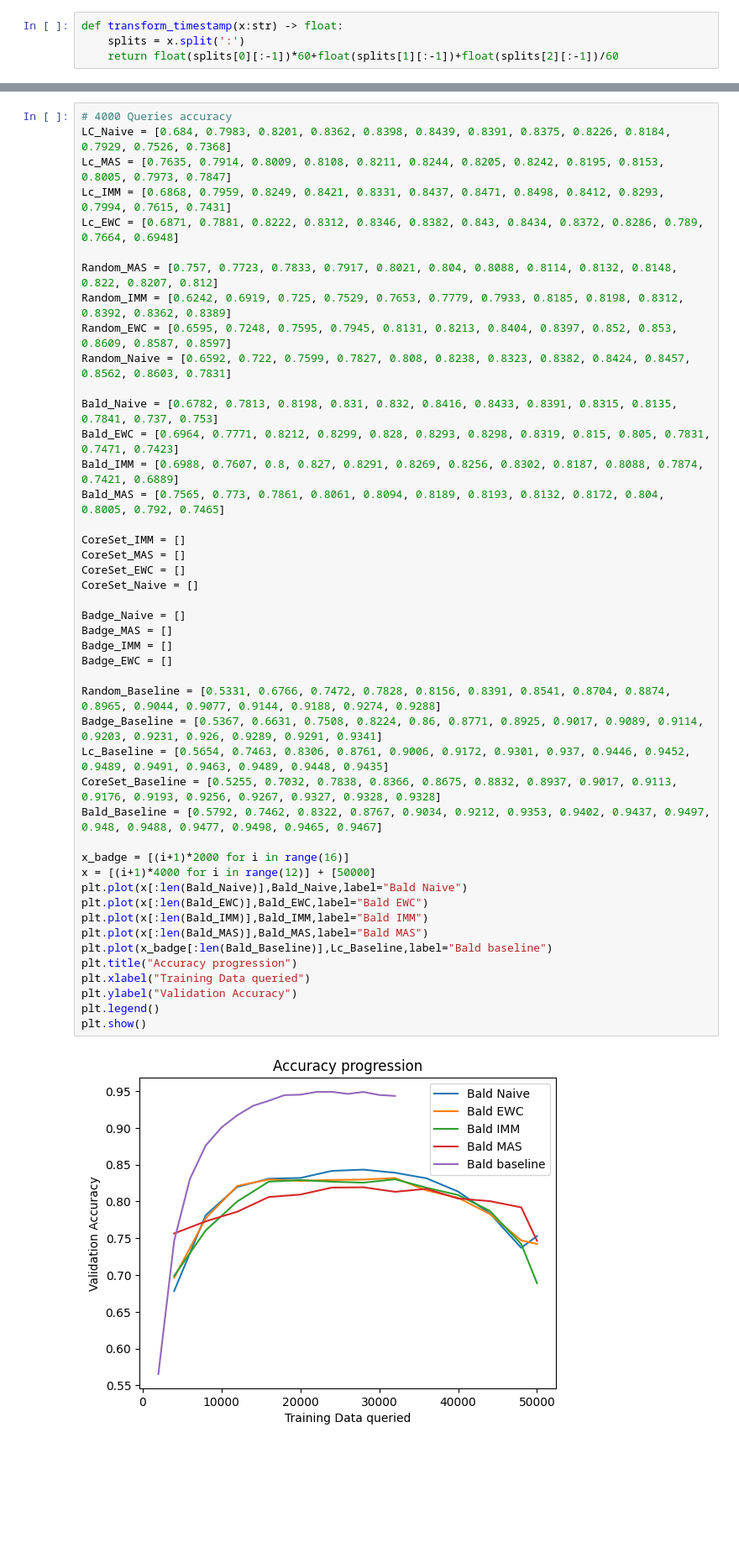
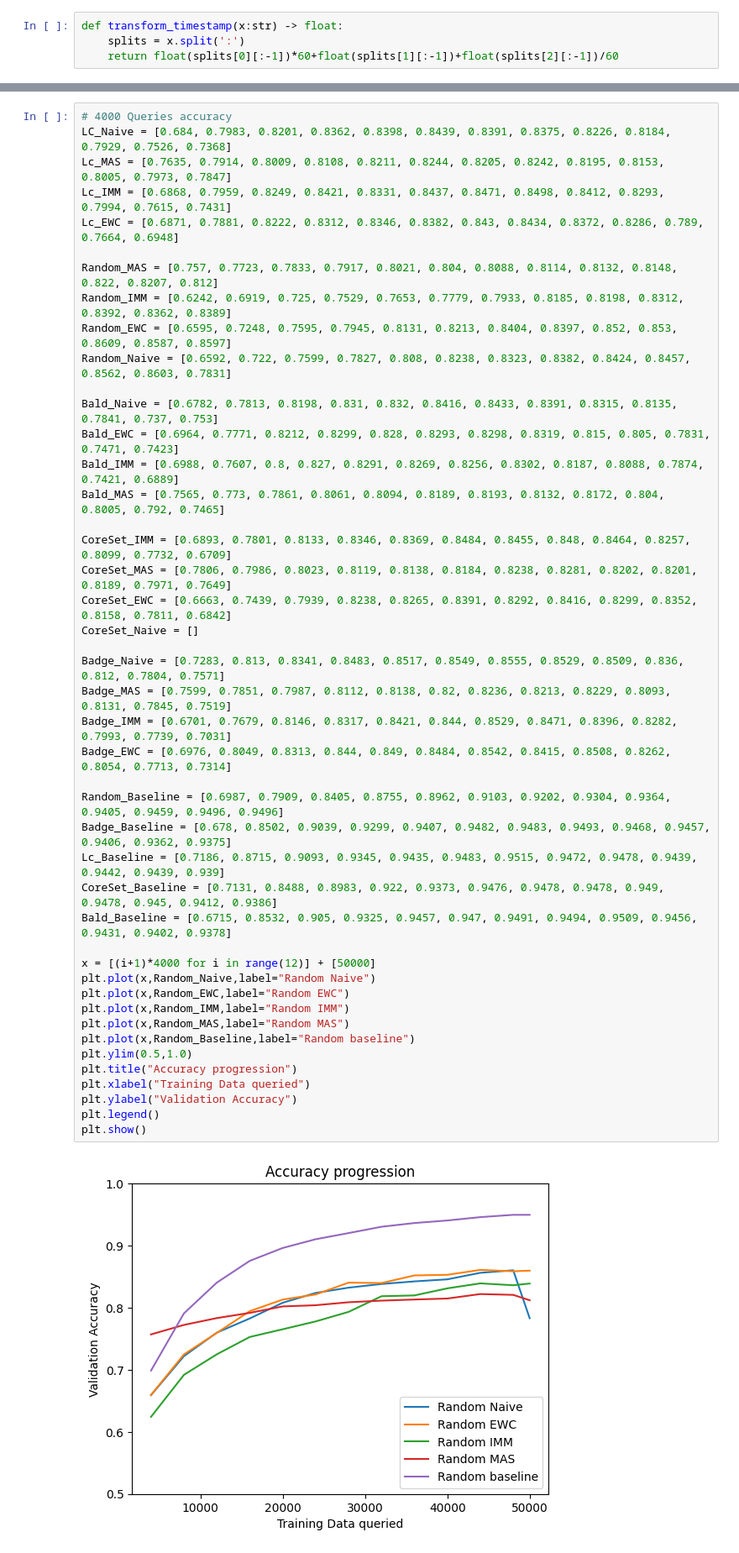
Before and after one commit to FelixMoeller3/calms, a Jupyter notebook: src/evaluation/eval_model_stealing.ipynb, the cells around one changed output, grey strips where cells are left out. Shown at 84% size. Drawn from its saved outputs; the diff is of its cells as text; blank space fills up the shorter version.

```diff
--- a/src/evaluation/eval_model_stealing.ipynb
+++ b/src/evaluation/eval_model_stealing.ipynb
@@ -806,50 +812,50 @@ plt.show()
 # %%
 # 4000 Queries accuracy
 LC_Naive = [0.684, 0.7983, 0.8201, 0.8362, 0.8398, 0.8439, 0.8391, 0.8375, 0.8226, 0.8184, 0.7929, 0.7526, 0.7368]
 Lc_MAS = [0.7635, 0.7914, 0.8009, 0.8108, 0.8211, 0.8244, 0.8205, 0.8242, 0.8195, 0.8153, 0.8005, 0.7973, 0.7847]
 Lc_IMM = [0.6868, 0.7959, 0.8249, 0.8421, 0.8331, 0.8437, 0.8471, 0.8498, 0.8412, 0.8293, 0.7994, 0.7615, 0.7431]
 Lc_EWC = [0.6871, 0.7881, 0.8222, 0.8312, 0.8346, 0.8382, 0.843, 0.8434, 0.8372, 0.8286, 0.789, 0.7664, 0.6948]
 
 Random_MAS = [0.757, 0.7723, 0.7833, 0.7917, 0.8021, 0.804, 0.8088, 0.8114, 0.8132, 0.8148, 0.822, 0.8207, 0.812]
 Random_IMM = [0.6242, 0.6919, 0.725, 0.7529, 0.7653, 0.7779, 0.7933, 0.8185, 0.8198, 0.8312, 0.8392, 0.8362, 0.8389]
 Random_EWC = [0.6595, 0.7248, 0.7595, 0.7945, 0.8131, 0.8213, 0.8404, 0.8397, 0.852, 0.853, 0.8609, 0.8587, 0.8597]
 Random_Naive = [0.6592, 0.722, 0.7599, 0.7827, 0.808, 0.8238, 0.8323, 0.8382, 0.8424, 0.8457, 0.8562, 0.8603, 0.7831]
 
 Bald_Naive = [0.6782, 0.7813, 0.8198, 0.831, 0.832, 0.8416, 0.8433, 0.8391, 0.8315, 0.8135, 0.7841, 0.737, 0.753]
 Bald_EWC = [0.6964, 0.7771, 0.8212, 0.8299, 0.828, 0.8293, 0.8298, 0.8319, 0.815, 0.805, 0.7831, 0.7471, 0.7423]
 Bald_IMM = [0.6988, 0.7607, 0.8, 0.827, 0.8291, 0.8269, 0.8256, 0.8302, 0.8187, 0.8088, 0.7874, 0.7421, 0.6889]
 Bald_MAS = [0.7565, 0.773, 0.7861, 0.8061, 0.8094, 0.8189, 0.8193, 0.8132, 0.8172, 0.804, 0.8005, 0.792, 0.7465]
 
-CoreSet_IMM = []
-CoreSet_MAS = []
-CoreSet_EWC = []
+CoreSet_IMM = [0.6893, 0.7801, 0.8133, 0.8346, 0.8369, 0.8484, 0.8455, 0.848, 0.8464, 0.8257, 0.8099, 0.7732, 0.6709]
+CoreSet_MAS = [0.7806, 0.7986, 0.8023, 0.8119, 0.8138, 0.8184, 0.8238, 0.8281, 0.8202, 0.8201, 0.8189, 0.7971, 0.7649]
+CoreSet_EWC = [0.6663, 0.7439, 0.7939, 0.8238, 0.8265, 0.8391, 0.8292, 0.8416, 0.8299, 0.8352, 0.8158, 0.7811, 0.6842]
 CoreSet_Naive = []
 
-Badge_Naive = []
-Badge_MAS = []
-Badge_IMM = []
-Badge_EWC = []
+Badge_Naive = [0.7283, 0.813, 0.8341, 0.8483, 0.8517, 0.8549, 0.8555, 0.8529, 0.8509, 0.836, 0.812, 0.7804, 0.7571]
+Badge_MAS = [0.7599, 0.7851, 0.7987, 0.8112, 0.8138, 0.82, 0.8236, 0.8213, 0.8229, 0.8093, 0.8131, 0.7845, 0.7519]
+Badge_IMM = [0.6701, 0.7679, 0.8146, 0.8317, 0.8421, 0.844, 0.8529, 0.8471, 0.8396, 0.8282, 0.7993, 0.7739, 0.7031]
+Badge_EWC = [0.6976, 0.8049, 0.8313, 0.844, 0.849, 0.8484, 0.8542, 0.8415, 0.8508, 0.8262, 0.8054, 0.7713, 0.7314]
 
-Random_Baseline = [0.5331, 0.6766, 0.7472, 0.7828, 0.8156, 0.8391, 0.8541, 0.8704, 0.8874, 0.8965, 0.9044, 0.9077, 0.9144, 0.9188, 0.9274, 0.9288]
-Badge_Baseline = [0.5367, 0.6631, 0.7508, 0.8224, 0.86, 0.8771, 0.8925, 0.9017, 0.9089, 0.9114, 0.9203, 0.9231, 0.926, 0.9289, 0.9291, 0.9341]
-Lc_Baseline = [0.5654, 0.7463, 0.8306, 0.8761, 0.9006, 0.9172, 0.9301, 0.937, 0.9446, 0.9452, 0.9489, 0.9491, 0.9463, 0.9489, 0.9448, 0.9435]
-CoreSet_Baseline = [0.5255, 0.7032, 0.7838, 0.8366, 0.8675, 0.8832, 0.8937, 0.9017, 0.9113, 0.9176, 0.9193, 0.9256, 0.9267, 0.9327, 0.9328, 0.9328]
-Bald_Baseline = [0.5792, 0.7462, 0.8322, 0.8767, 0.9034, 0.9212, 0.9353, 0.9402, 0.9437, 0.9497, 0.948, 0.9488, 0.9477, 0.9498, 0.9465, 0.9467]
+Random_Baseline = [0.6987, 0.7909, 0.8405, 0.8755, 0.8962, 0.9103, 0.9202, 0.9304, 0.9364, 0.9405, 0.9459, 0.9496, 0.9496]
+Badge_Baseline = [0.678, 0.8502, 0.9039, 0.9299, 0.9407, 0.9482, 0.9483, 0.9493, 0.9468, 0.9457, 0.9406, 0.9362, 0.9375]
+Lc_Baseline = [0.7186, 0.8715, 0.9093, 0.9345, 0.9435, 0.9483, 0.9515, 0.9472, 0.9478, 0.9439, 0.9442, 0.9439, 0.939]
+CoreSet_Baseline = [0.7131, 0.8488, 0.8983, 0.922, 0.9373, 0.9476, 0.9478, 0.9478, 0.949, 0.9478, 0.945, 0.9412, 0.9386]
+Bald_Baseline = [0.6715, 0.8532, 0.905, 0.9325, 0.9457, 0.947, 0.9491, 0.9494, 0.9509, 0.9456, 0.9431, 0.9402, 0.9378]
 
-x_badge = [(i+1)*2000 for i in range(16)]
 x = [(i+1)*4000 for i in range(12)] + [50000]
-plt.plot(x[:len(Bald_Naive)],Bald_Naive,label="Bald Naive")
-plt.plot(x[:len(Bald_EWC)],Bald_EWC,label="Bald EWC")
-plt.plot(x[:len(Bald_IMM)],Bald_IMM,label="Bald IMM")
-plt.plot(x[:len(Bald_MAS)],Bald_MAS,label="Bald MAS")
-plt.plot(x_badge[:len(Bald_Baseline)],Lc_Baseline,label="Bald baseline")
+plt.plot(x,Random_Naive,label="Random Naive")
+plt.plot(x,Random_EWC,label="Random EWC")
+plt.plot(x,Random_IMM,label="Random IMM")
+plt.plot(x,Random_MAS,label="Random MAS")
+plt.plot(x,Random_Baseline,label="Random baseline")
+plt.ylim(0.5,1.0)
 plt.title("Accuracy progression")
 plt.xlabel("Training Data queried")
 plt.ylabel("Validation Accuracy")
 plt.legend()
 plt.show()
 # %% [output]
-[figure, old version]
+[figure, new version]
 # %%
 # 4000 Queries time
 LC_Naive = '01h:16m:55s'
```
Also changed, not shown: parts of 5 cells of this notebook, 3 other files.
